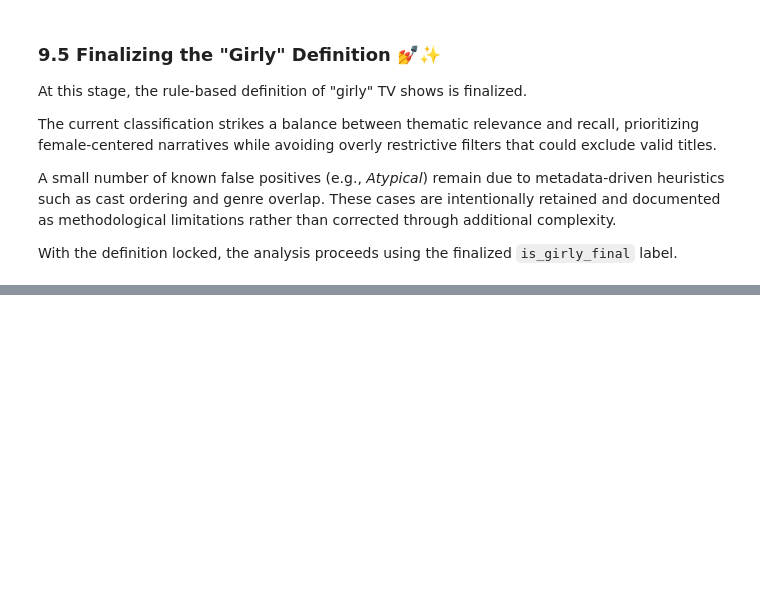
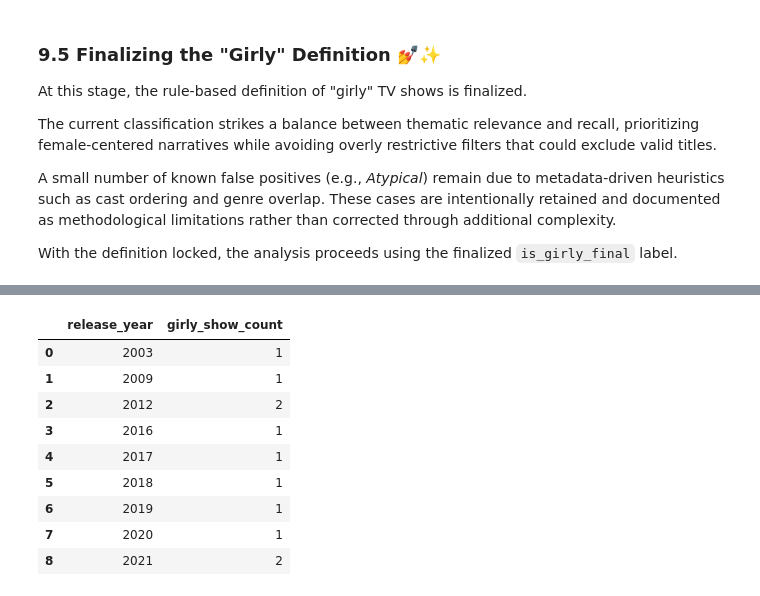
Before and after one commit to nesli10/netflix-girly-shows-analysis, a Jupyter notebook: notebooks/01_data_overview.ipynb, the cells around one changed output, grey strips where cells are left out. Saved outputs shown, nothing was run; the diff lists cells and outputs as text; code cells hidden in the pictures; blank space fills up the shorter version.

```diff
--- a/notebooks/01_data_overview.ipynb
+++ b/notebooks/01_data_overview.ipynb
@@ -365,0 +426,21 @@ With the definition locked, the analysis proceeds using the finalized
+# %%
+girly_by_year = (
+    girly_female_led[girly_female_led["is_girly_final"] == True]
+    .groupby("release_year")
+    .size()
+    .reset_index(name="girly_show_count")
+    .sort_values("release_year")
+)
+
+girly_by_year
+# %% [output]
+|  | release_year | girly_show_count |
+| 0 | 2003 | 1 |
+| 1 | 2009 | 1 |
+| 2 | 2012 | 2 |
+| 3 | 2016 | 1 |
+| 4 | 2017 | 1 |
+| 5 | 2018 | 1 |
+| 6 | 2019 | 1 |
+| 7 | 2020 | 1 |
+| 8 | 2021 | 2 |
```
Also changed, not shown: parts of 8 cells of this notebook.
